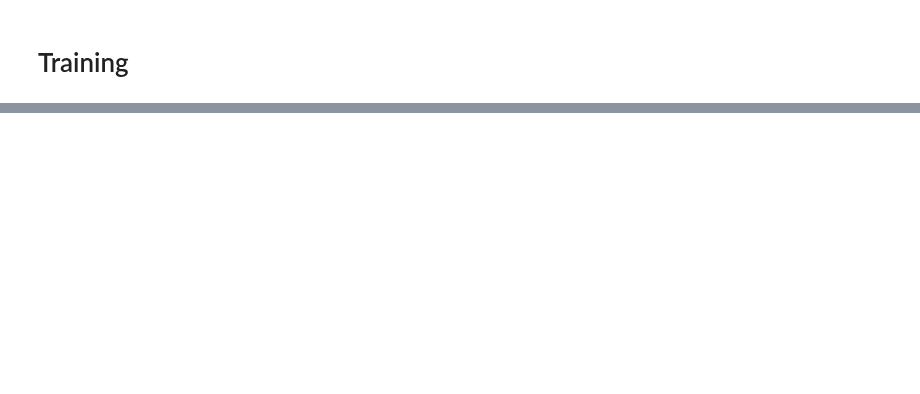
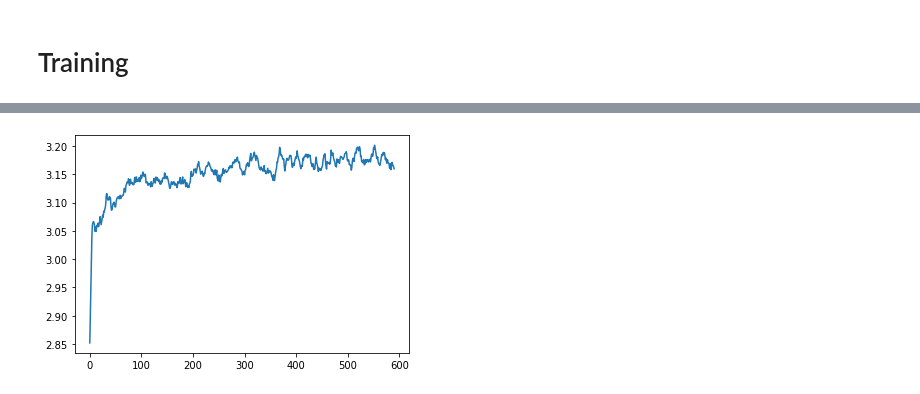
Before and after one commit to SolidusAbi/IPDL, a Jupyter notebook: notebooks/IPTests.ipynb, the cells around one changed output, grey strips where cells are left out. Saved outputs shown, nothing was run; the diff lists cells and outputs as text; code cells hidden in the pictures; blank space fills up the shorter version.

```diff
--- a/notebooks/IPTests.ipynb
+++ b/notebooks/IPTests.ipynb
@@ -323,0 +284,11 @@ tensor([0.2547, 0.2040, 0.3419, 0.9722, 0.0636, 0.9976, 0.4654, 0.3496, 0.4917,
+# %%
+def moving_average(a, n=3) :
+    ret = np.cumsum(a, dtype=float)
+    ret[n:] = ret[n:] - ret[:-n]
+    return ret[n - 1:] / n
+
+Ixt = np.array(net.fc_IP.getMutualInformation()[0])
+Ity = np.array(net.fc_IP.getMutualInformation()[1])
+
+Ixt_average = moving_average(Ixt, 10)
+Ity_average = moving_average(Ity, 10)
@@ -323,0 +300,5 @@ tensor([0.2547, 0.2040, 0.3419, 0.9722, 0.0636, 0.9976, 0.4654, 0.3496, 0.4917,
+# %%
+plt.plot(Ity_average)
+plt.show()
+# %% [output]
+[figure, added]
```
Also changed, not shown: parts of 18 cells of this notebook.
